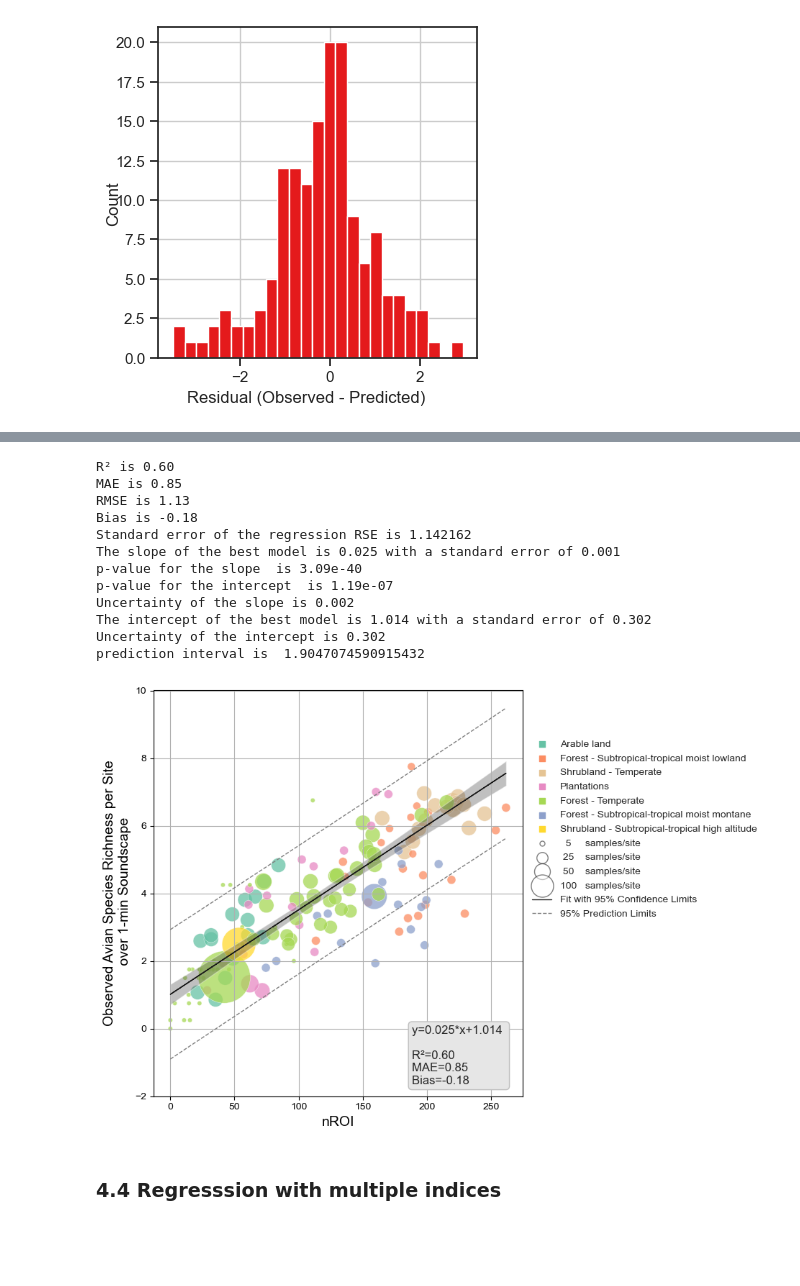
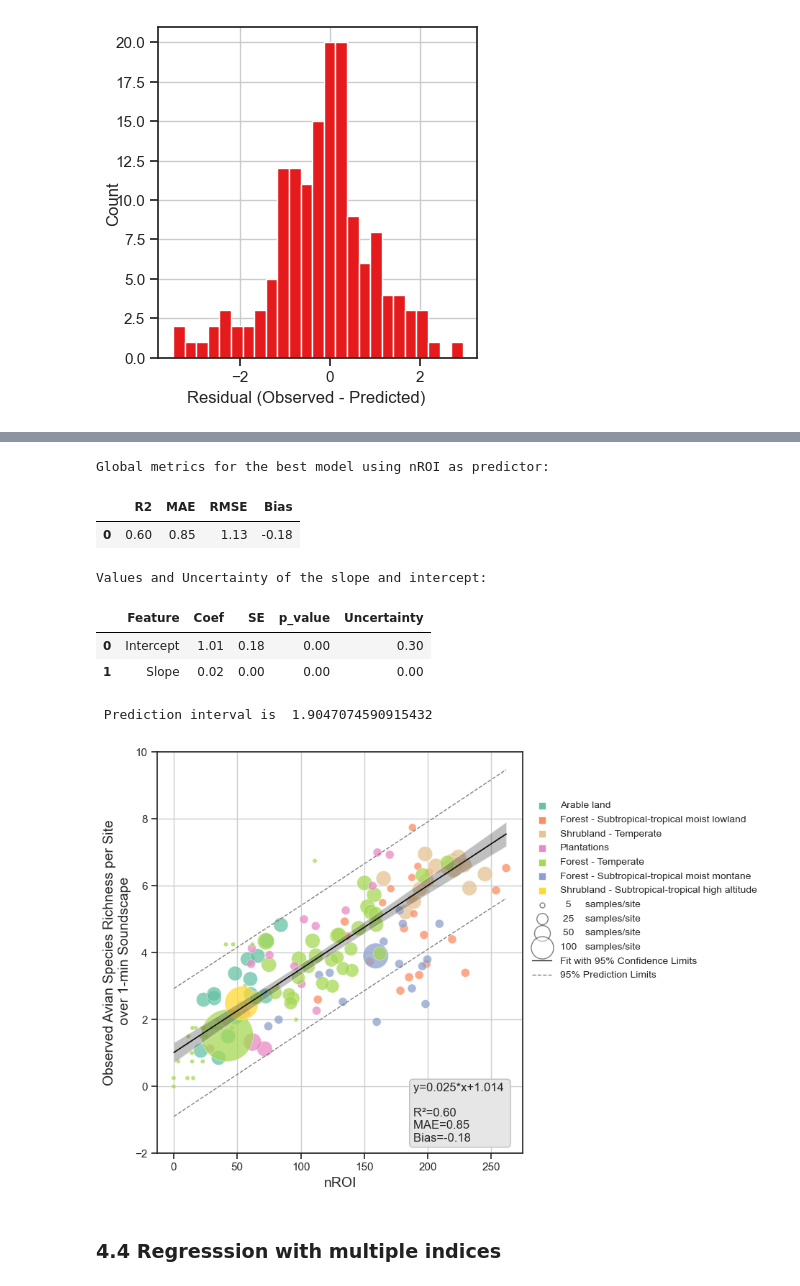
Before and after one commit to ear-team/haupert_acoustic_indices_2025, a Jupyter notebook: notebooks/03_indices_regression_linear_Groupkfold_by_habitat.ipynb, the cells around one changed output, grey strips where cells are left out. Drawn from its saved outputs; the diff is of its cells as text; code cells hidden in the pictures; blank space fills up the shorter version.

```diff
--- a/notebooks/03_indices_regression_linear_Groupkfold_by_habitat.ipynb
+++ b/notebooks/03_indices_regression_linear_Groupkfold_by_habitat.ipynb
@@ -540,9 +518,10 @@ def get_var_name(var):
 
 * Select the csv file corresponding to the aggregations that we want to analyze (by site, by day and site)
 # %%
-"""****************************************************************************
-# -------------------          options              ---------------------------
-****************************************************************************"""
+"""==============================================================================
+       options
+=============================================================================="""
+
 SAVE = False
 SAVE_RESIDUALS = False
 PROCESS = True
@@ -558,8 +537,8 @@ R_THRESHOLD = 0.3 # moderate correlation following Cohen's criteria
 # set the ground truth
 GT = CONFIG['ground_truth']
 
-PALETTE_NAME = "Set2" # Set1 Set2 Set3 husl colorblind tab20
-NUM_COLORS = 8
+PALETTE_NAME = "Set2"
+NUM_COLORS = 7
 
 # set a dictionnary with the color for each habitat
 HABITAT_COLOR = {
@@ -1073,19 +1063,28 @@ slope_uncertainty = SE * t
 # uncertainty of the intercept
 intercept_uncertainty = SE_intercept * t
 
-# Print the results
-print(f'R² is {r2:.2f}')
-print(f'MAE is {mae:.2f}')
-print(f'RMSE is {rmse:.2f}')
-print(f'Bias is {bias:.2f}')
-print(f'Standard error of the regression RSE is {RSE:.6f}')
-# print the coefficient of the best model (with 3 decimals)
-print(f'The slope of the best model is {slope:.3f} with a standard error of {SE:.3f}')
-print(f'p-value for the slope  is {p_value:.2e}')
-print(f'p-value for the intercept  is {p_value_intercept:.2e}')
-print(f'Uncertainty of the slope is {slope_uncertainty:.3f}')
-print(f'The intercept of the best model is {intercept:.3f} with a standard error of {SE * t * np.sqrt(np.sum(x**2) / n):.3f}')
-print(f'Uncertainty of the intercept is {intercept_uncertainty:.3f}')
+# Print the metrics of the best model
+print(f'\nGlobal metrics for the best model using {SELECTED_INDICE} as predictor:')
+df_metrics = pd.DataFrame({
+      'R2': r2,
+      'MAE': mae,
+      'RMSE': rmse,
+      'Bias': bias
+}, index=[0])
+display(df_metrics.round(5))
+
+# Display the metrics and errors for the slope and intercept
+print('\n')
+print(f'Values and Uncertainty of the slope and intercept:')
+df_results = pd.DataFrame({
+      'Feature': ['Intercept', 'Slope'],
+      'Coef': [intercept, slope],
+      'SE': [SE_intercept, SE],
+      'p_value': [p_value_intercept, p_value],
+      'Uncertainty': [intercept_uncertainty, slope_uncertainty]
+})
+display(df_results.round(5))
+
 
 #----------------------------------------------------------------
 # Display the correlation between the indice and the ground truth
@@ -1134,7 +1133,8 @@ ax1.annotate(
 
 # add a legend with fixed marker size for each habitat and its corresponding color
 for habitat in df_initial['habitat'].unique():
-      ax1.scatter([], [], c=HABITAT_COLOR[habitat], label=habitat, marker='s', s=40)
+      color = HABITAT_COLOR[habitat]
+      ax1.scatter([], [], color=color, label=habitat, marker='s', s=40)
 
 # add bubble size legend
 if 'species_richness_by_site_and_day' in csv_filename:
@@ -1148,47 +1148,43 @@ elif 'species_richness_by_site' in csv_filename:
       for size, label in zip(bubble_sizes, bubble_labels):
             ax1.scatter([], [], c='white', edgecolor='black', alpha=0.5, s=size*5, label=label)
 
 # plot the line of best fit
 ax1.plot(x, y_model, "-", color='0.1', linewidth=1, alpha=1, label="Fit with 95% Confidence Limits")
 
 # Confidence Interval
 x2 = np.linspace(np.min(x), np.max(x), 100)
 y2 = slope*x2 + intercept
 
 # plot the confidence interval and the prediction interval on the graph
 _, ci, pi = plot_pi_ci_manual(t, RSE, n, x, x2, y2, ax=ax1)
-print("prediction interval is ", np.mean(pi))
+print("\n Prediction interval is ", np.mean(pi))
 
 # Move the legend to the bottom
 ax1.legend(title="habitat", loc="upper left", fontsize=8)
 sns.move_legend(ax1, "upper left", bbox_to_anchor=(1, 0.9), ncol=1, title=None, frameon=False, fontsize=10)
 
 # Set figure size
 fig.set_size_inches((9.5,6.5))
 fig.tight_layout()
 
 if SELECTED_INDICE == 'nROI' :
       # test if csv_filename contains species_richness_by_site_and_day
       if 'species_richness_by_site' in csv_filename :
             if SAVE : fig.savefig(os.path.join(CONFIG['save_dir'], 'figure_1c_onlybirds.png'), dpi = 300, bbox_inches = "tight")
 if SELECTED_INDICE == 'EVNspCount' :
       if SAVE : fig.savefig(os.path.join(CONFIG['save_dir'], 'figure_4a_onlybirds.png'), dpi = 300, bbox_inches = "tight")
 if SELECTED_INDICE == 'ACTspFract' :
       if SAVE : fig.savefig(os.path.join(CONFIG['save_dir'], 'figure_4b_onlybirds.png'), dpi = 300, bbox_inches = "tight")
 # %% [output]
-R² is 0.60
-MAE is 0.85
-RMSE is 1.13
-Bias is -0.18
-Standard error of the regression RSE is 1.142162
-The slope of the best model is 0.025 with a standard error of 0.001
-p-value for the slope  is 3.09e-40
-p-value for the intercept  is 1.19e-07
-Uncertainty of the slope is 0.002
-The intercept of the best model is 1.014 with a standard error of 0.302
-Uncertainty of the intercept is 0.302
-prediction interval is  1.9047074590915432
+Global metrics for the best model using nROI as predictor:
+|  | R2 | MAE | RMSE | Bias |
+| 0 | 0.60 | 0.85 | 1.13 | -0.18 |
+Values and Uncertainty of the slope and intercept:
+|  | Feature | Coef | SE | p_value | Uncertainty |
+| 0 | Intercept | 1.01 | 0.18 | 0.00 | 0.30 |
+| 1 | Slope | 0.02 | 0.00 | 0.00 | 0.00 |
+ Prediction interval is  1.9047074590915432
-[figure, old version]
+[figure, new version]
 # %% [markdown]
 ### 4.4 Regresssion with multiple indices
 # %%
```
Also changed, not shown: parts of 5 cells of this notebook, 14 other files.
